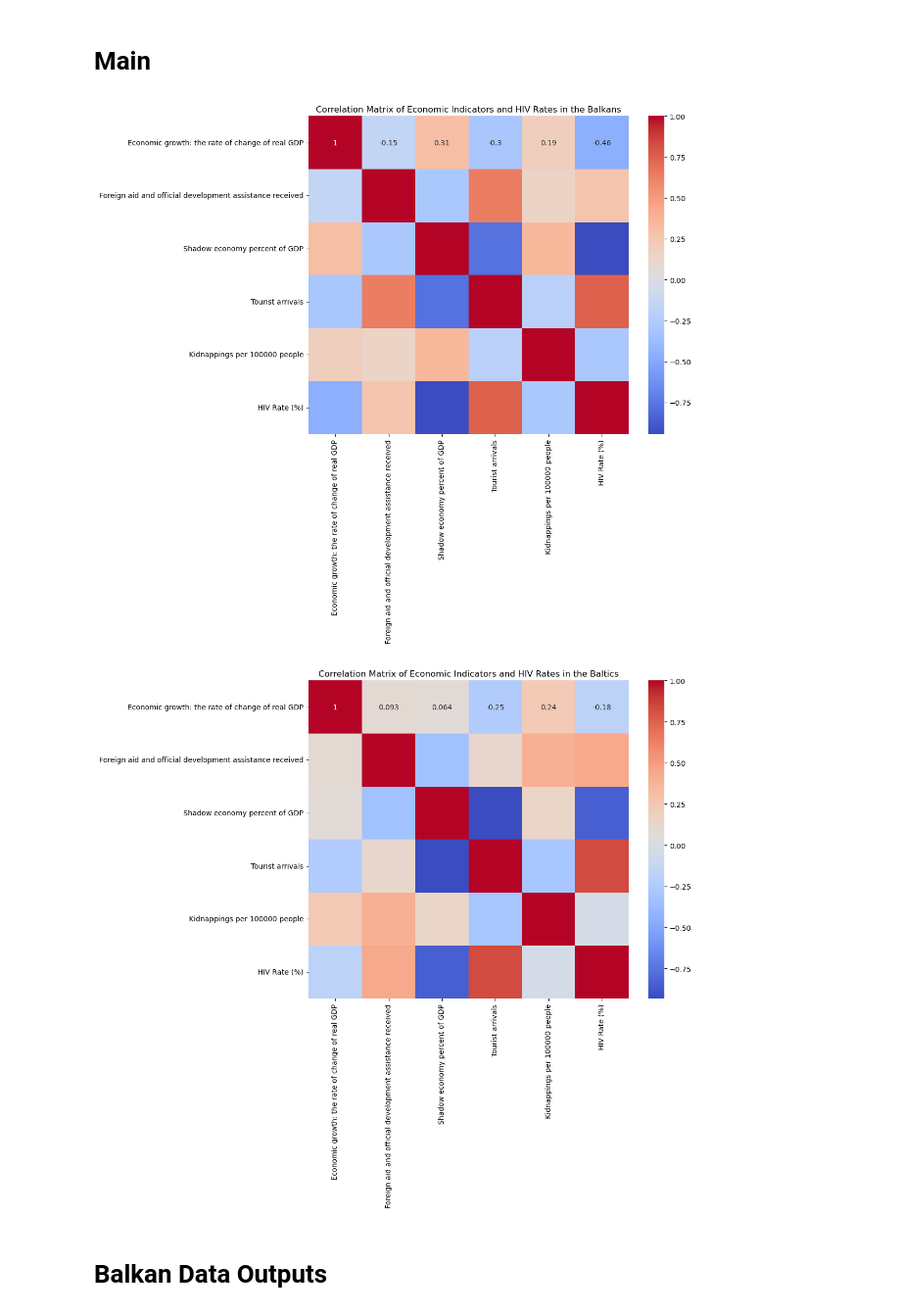
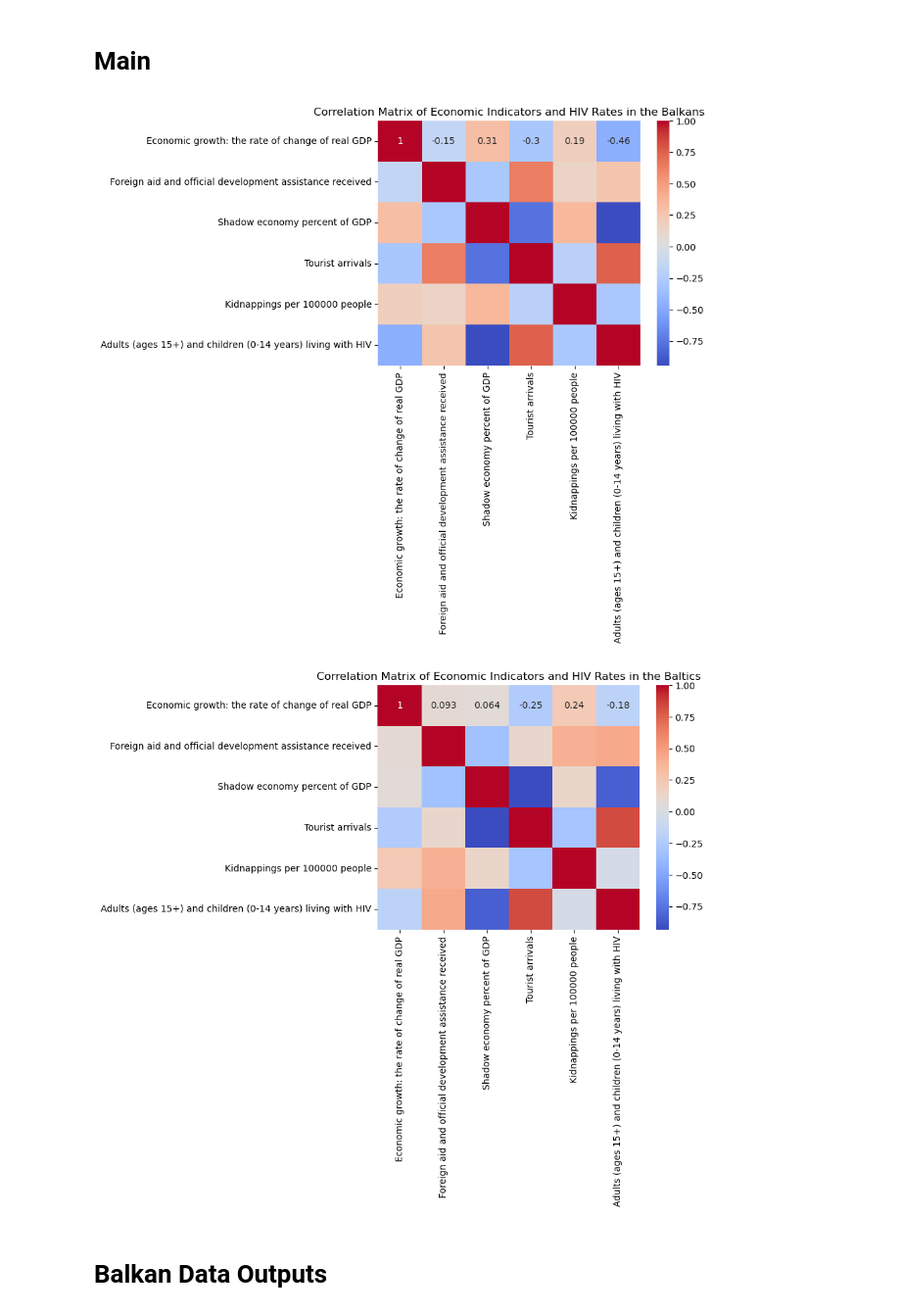
Before and after one commit to jhardin7612/python_eda_case_study, a Jupyter notebook: joel.ipynb, the cells around one changed output. Shown at 98% size. Drawn from its saved outputs; the diff is of its cells as text; code cells hidden in the pictures.

```diff
--- a/joel.ipynb
+++ b/joel.ipynb
@@ -117,7 +117,8 @@ We combine the mean values for economic indicators and HIV data into a single Da
 
 combined_data = []
 for region in regions:
-    hiv_values = mapToMeanValues[region].rename('HIV Rate (%)')
+    hiv_values = mapToMeanValues[region].rename(
+        'Adults (ages 15+) and children (0-14 years) living with HIV')
     econ_values = regional_mean_values[region]
     combined = pd.concat([econ_values, hiv_values], axis=1)
     combined['Region'] = region
@@ -137,10 +138,8 @@ combined_data = pd.concat(combined_data)
 We separate the data into two DataFrames, one for the Balkans and one for the Baltics.
 """
 
-balkans_data = combined_data[combined_data['Region'] == 'Balkans'].drop(columns=[
-                                                                        'Region'])
-baltics_data = combined_data[combined_data['Region'] == 'Baltics'].drop(columns=[
-                                                                        'Region'])
+balkans_data = combined_data[combined_data['Region'] == 'Balkans'].drop(columns=['Region'])
+baltics_data = combined_data[combined_data['Region'] == 'Baltics'].drop(columns=['Region'])
 
 # Fill missing values with the mean
 
@@ -160,37 +159,37 @@ We compute the correlation matrix for the Balkans to analyze the relationships b
 correlation_matrix_balkans = balkans_data.corr()
 
 # Compute the correlation matrix for the Baltics
 
 """
 We compute the correlation matrix for the Baltics to analyze the relationships between economic indicators and HIV rates.
 """
 
 correlation_matrix_baltics = baltics_data.corr()
 
 # Plot the correlation matrix for the Balkans using a heatmap
 
 """
 We plot the correlation matrix for the Balkans using a heatmap for visual analysis.
 """
 
-plt.figure(figsize=(10, 8))
+plt.subplot()
 sns.heatmap(correlation_matrix_balkans, annot=True, cmap='coolwarm')
 plt.title('Correlation Matrix of Economic Indicators and HIV Rates in the Balkans')
 plt.show()
 
 # Plot the correlation matrix for the Baltics using a heatmap
 
 """
 We plot the correlation matrix for the Baltics using a heatmap for visual analysis.
 """
 
-plt.figure(figsize=(10, 8))
+plt.subplot()
 sns.heatmap(correlation_matrix_baltics, annot=True, cmap='coolwarm')
 plt.title('Correlation Matrix of Economic Indicators and HIV Rates in the Baltics')
 plt.show()
 # %% [output]
-[figure, old version]
+[figure, new version]
-[figure, old version]
+[figure, new version]
 # %% [markdown]
 # Balkan Data Outputs
 # %%
```
Also changed, not shown: 1 other file.
